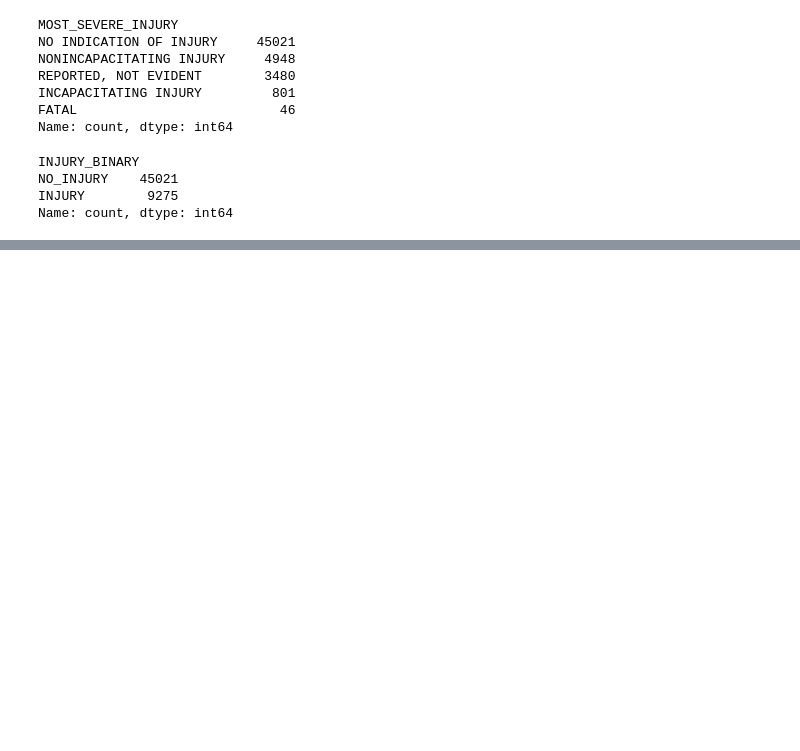
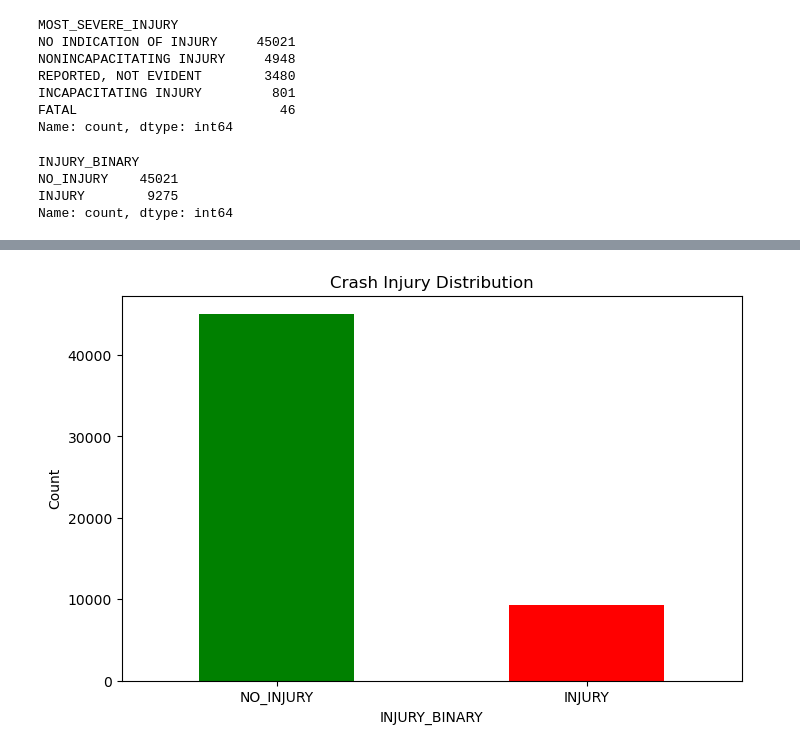
Before and after one commit to Victor-Mufasa/Phase-4-Project, a Jupyter notebook: Jose.ipynb, the cells around one changed output, grey strips where cells are left out. Drawn from its saved outputs; the diff is of its cells as text; code cells hidden in the pictures; blank space fills up the shorter version.

Commit message:
add crashes visualizations

```diff
--- a/Jose.ipynb
+++ b/Jose.ipynb
@@ -140,0 +241,14 @@ Name: count, dtype: int64
+# %%
+import matplotlib.pyplot as plt
+import seaborn as sns
+
+
+# 1. Target distribution
+plt.figure(figsize=(8, 5))
+tb['INJURY_BINARY'].value_counts().plot(kind='bar', color=['green', 'red'])
+plt.title('Crash Injury Distribution')
+plt.ylabel('Count')
+plt.xticks(rotation=0)
+plt.show()
+# %% [output]
+[figure, added]
```
Also changed, not shown: parts of 8 cells of this notebook.
